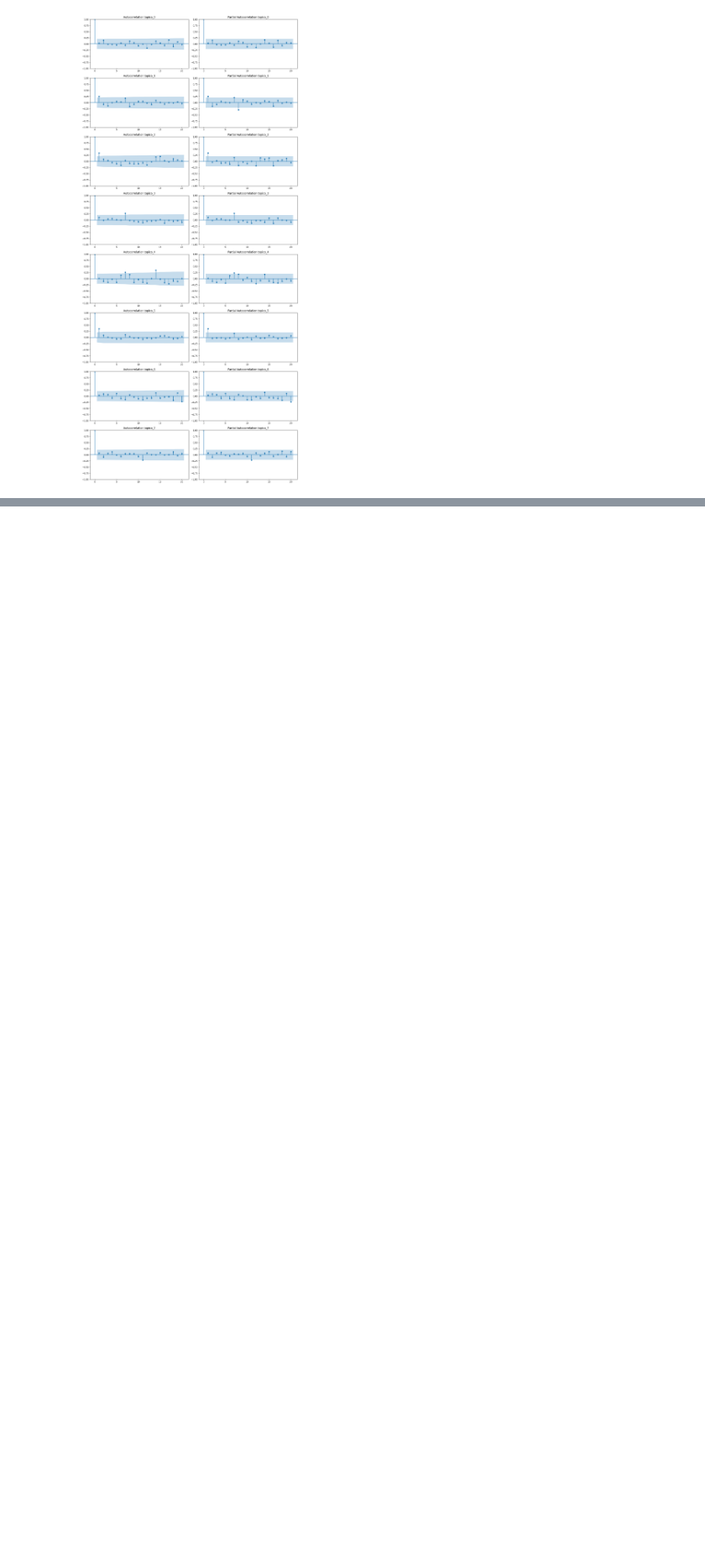
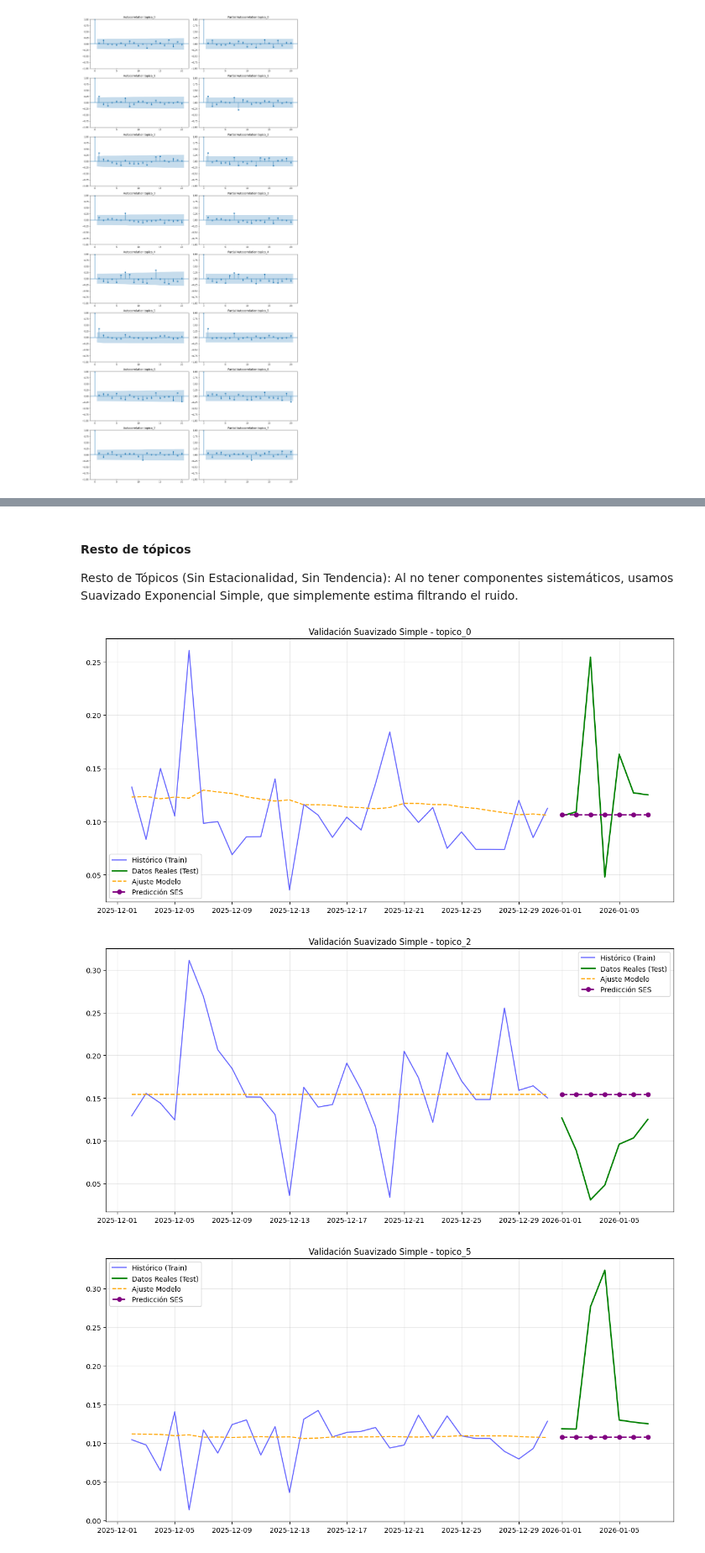
Before and after one commit to MiguelGP-13/DCDC-Project, a Jupyter notebook: dataMination/Serie_temporal.ipynb, the cells around one changed output, grey strips where cells are left out. Shown at 84% size. Saved outputs shown, nothing was run; the diff lists cells and outputs as text; code cells hidden in the pictures; blank space fills up the shorter version.

```diff
--- a/dataMination/Serie_temporal.ipynb
+++ b/dataMination/Serie_temporal.ipynb
@@ -324,0 +294,41 @@ plt.show()
+# %% [markdown]
+#### Resto de tópicos
+Resto de Tópicos (Sin Estacionalidad, Sin Tendencia): Al no tener componentes sistemáticos, usamos Suavizado Exponencial Simple, que simplemente estima filtrando el ruido.
+# %%
+future_days = 7
+
+for column in topicos_simple:
+    series = df_series_temporales[column]
+
+    # 1. Dividir en Train y Test
+    train_series = series[:-future_days]
+    test_series = series[-future_days:]
+
+    # 2. Modelo Suavizado Simple (SES) sobre TRAIN
+    # Asume nivel constante (sin tendencia ni estacionalidad)
+    model = SimpleExpSmoothing(train_series).fit()
+
+    # 3. Obtener valores ajustados y predicción
+    fitted_values = model.fittedvalues
+    forecast_values = model.forecast(future_days)
+
+    # 4. Gráfico
+    plt.figure(figsize=(12, 6))
+
+    # a) Datos Reales
+    plt.plot(train_series.index[-30:], train_series.tail(30), label='Histórico (Train)', color='blue', alpha=0.6)
+    plt.plot(test_series.index, test_series, label='Datos Reales (Test)', color='green', linewidth=2)
+
+    # b) Modelo
+    plt.plot(fitted_values.index[-30:], fitted_values.tail(30), label='Ajuste Modelo', color='orange', linestyle='--')
+    plt.plot(forecast_values.index, forecast_values, label='Predicción SES', linestyle='--', marker='o', color='purple', linewidth=2)
+
+    plt.title(f'Validación Suavizado Simple - {column}')
+    plt.legend()
+    plt.grid(True, alpha=0.3)
+    plt.tight_layout()
+    plt.show()
+# %% [output]
+[figure, added]
+[figure, added]
+[figure, added]
```
Also changed, not shown: parts of 40 cells of this notebook, 2 other files.
